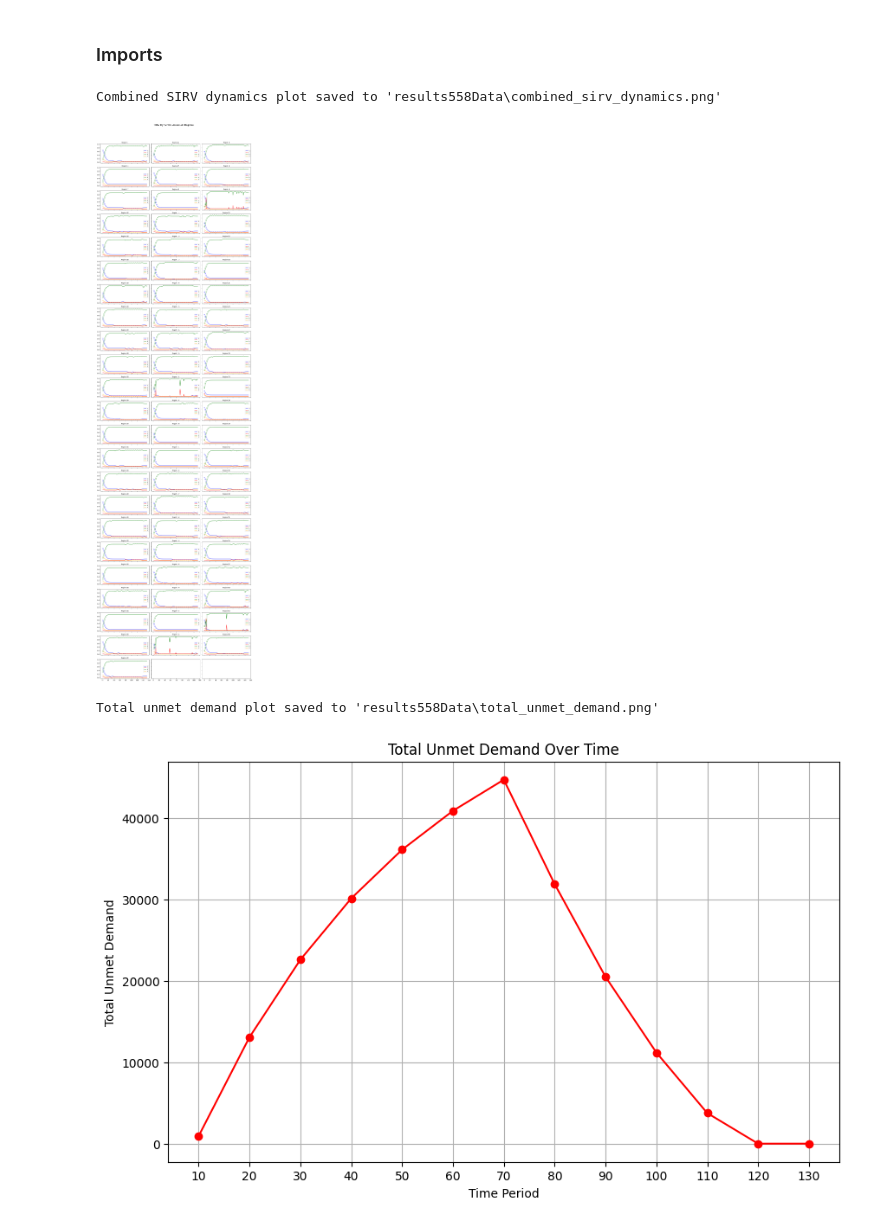
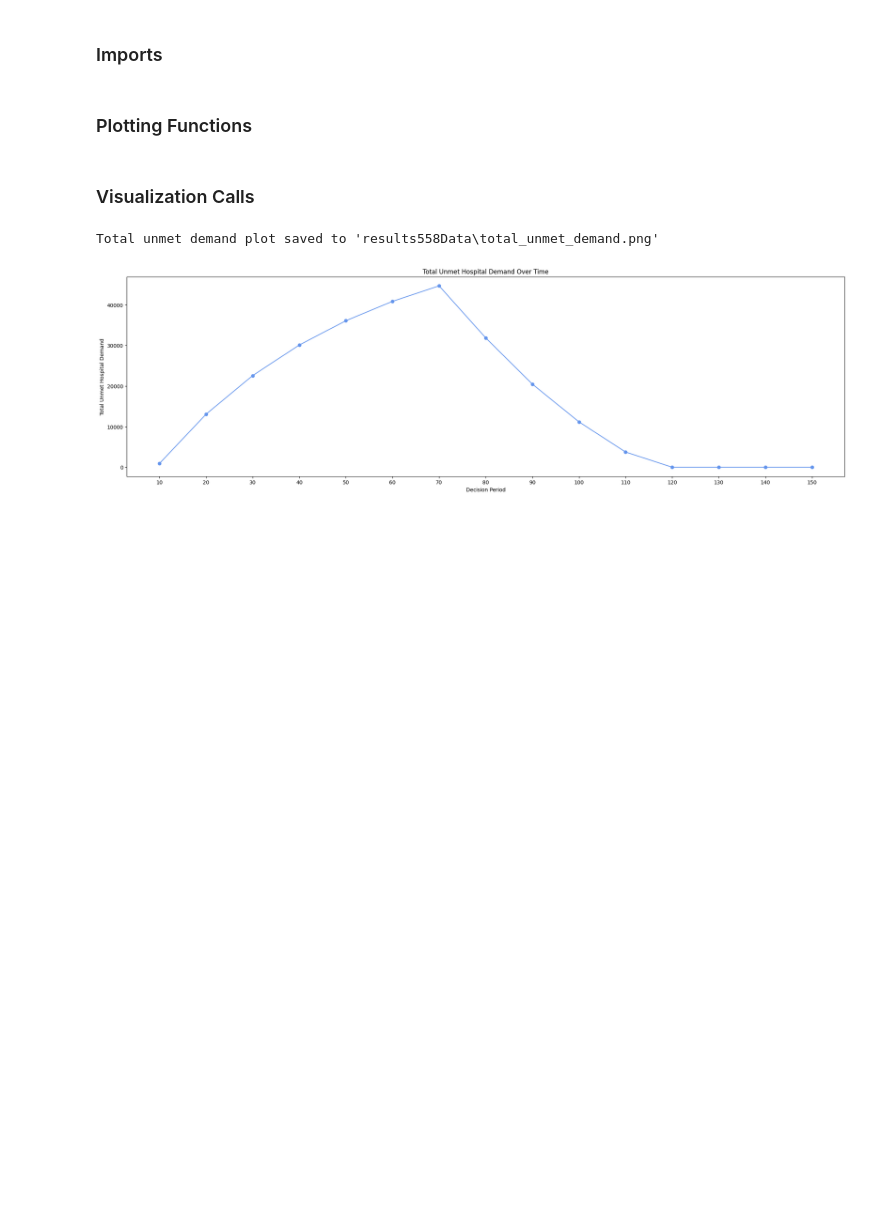
Before and after one commit to alexdelise/Data-Driven-SIRV-OR, a Jupyter notebook: results558Visualization.ipynb, the cells around one changed output. Cells and saved outputs as stored; diff of their text form; code cells hidden in the pictures; blank space fills up the shorter version.

```diff
--- a/results558Visualization.ipynb
+++ b/results558Visualization.ipynb
@@ -7,8 +8,6 @@ import pandas as pd
+# %% [markdown]
+### Plotting Functions
 # %%
-import matplotlib.pyplot as plt
-import pandas as pd
-import os
-import numpy as np
 
 def plot_combined_sirv_dynamics(excel_path, output_folder):
     # Load necessary sheets from the Excel file
@@ -67,31 +66,31 @@ def plot_total_unmet_demand(excel_path, output_folder):
     total_unmet_demand = u_data.iloc[:, 1:].sum(axis=0)  # Sum over all regions for each time period
 
     # Plot total unmet demand over time
-    plt.figure(figsize=(10, 6))
-    plt.plot(time_periods, total_unmet_demand, marker='o', linestyle='-', color='r')
-    plt.title("Total Unmet Demand Over Time")
-    plt.xlabel("Time Period")
-    plt.ylabel("Total Unmet Demand")
-    plt.grid(True)
+    plt.figure(figsize=(25, 7))
+    plt.plot(time_periods, total_unmet_demand, marker='o', linestyle='-', color='cornflowerblue')
+    plt.title("Total Unmet Hospital Demand Over Time")
+    plt.xlabel("Decision Period")
+    plt.ylabel("Total Unmet Hospital Demand")
+    #plt.grid(True)
 
     # Save plot
     plot_path = os.path.join(output_folder, "total_unmet_demand.png")
     plt.savefig(plot_path)
     print(f"Total unmet demand plot saved to '{plot_path}'")
     plt.show()
+# %% [markdown]
+### Visualization Calls
 # %%
 # File path to the Excel sheet
 excel_file = "outputData\\results558.xlsx"
 output_folder = "results558Data"
 os.makedirs(output_folder, exist_ok=True)
 
 # Plot SIRV dynamics in a combined 23x3 grid
-plot_combined_sirv_dynamics(excel_file, output_folder)
+#plot_combined_sirv_dynamics(excel_file, output_folder)
 
 # Plot total unmet demand
 plot_total_unmet_demand(excel_file, output_folder)
 # %% [output]
-Combined SIRV dynamics plot saved to 'results558Data\combined_sirv_dynamics.png'
+Total unmet demand plot saved to 'results558Data\total_unmet_demand.png'
-[figure, old version]
+[figure, new version]
-Total unmet demand plot saved to 'results558Data\total_unmet_demand.png'
-[figure, removed]
```
Also changed, not shown: parts of 1 cell of this notebook, 3 other files.
